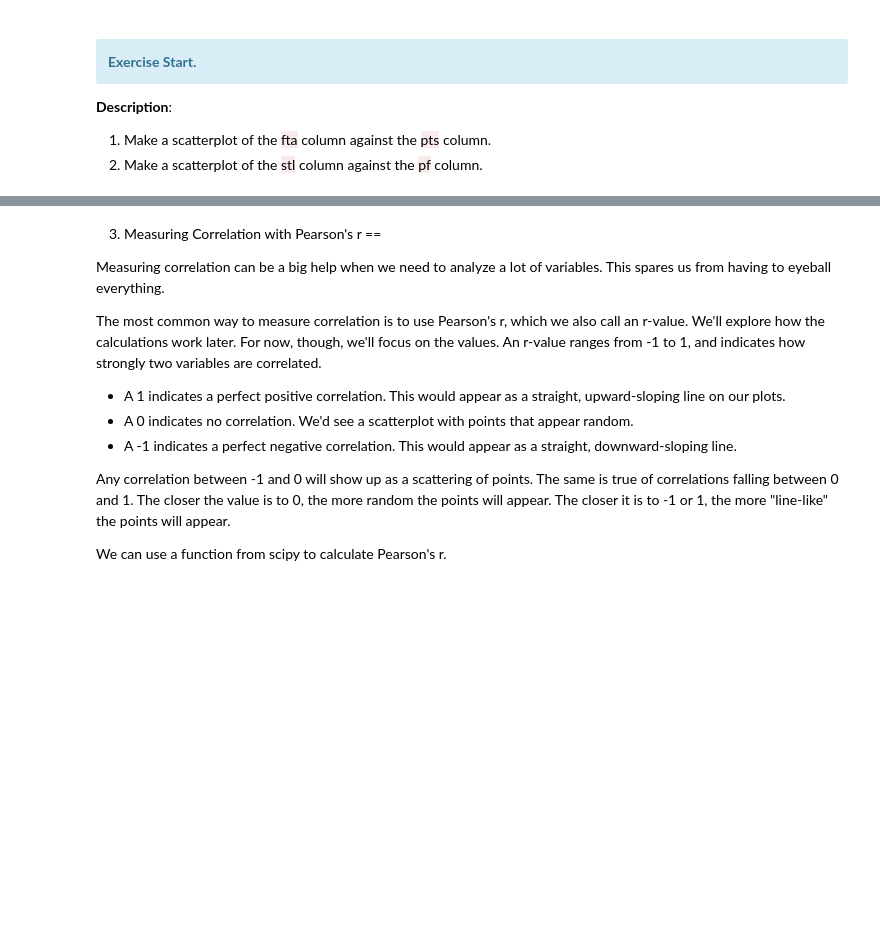
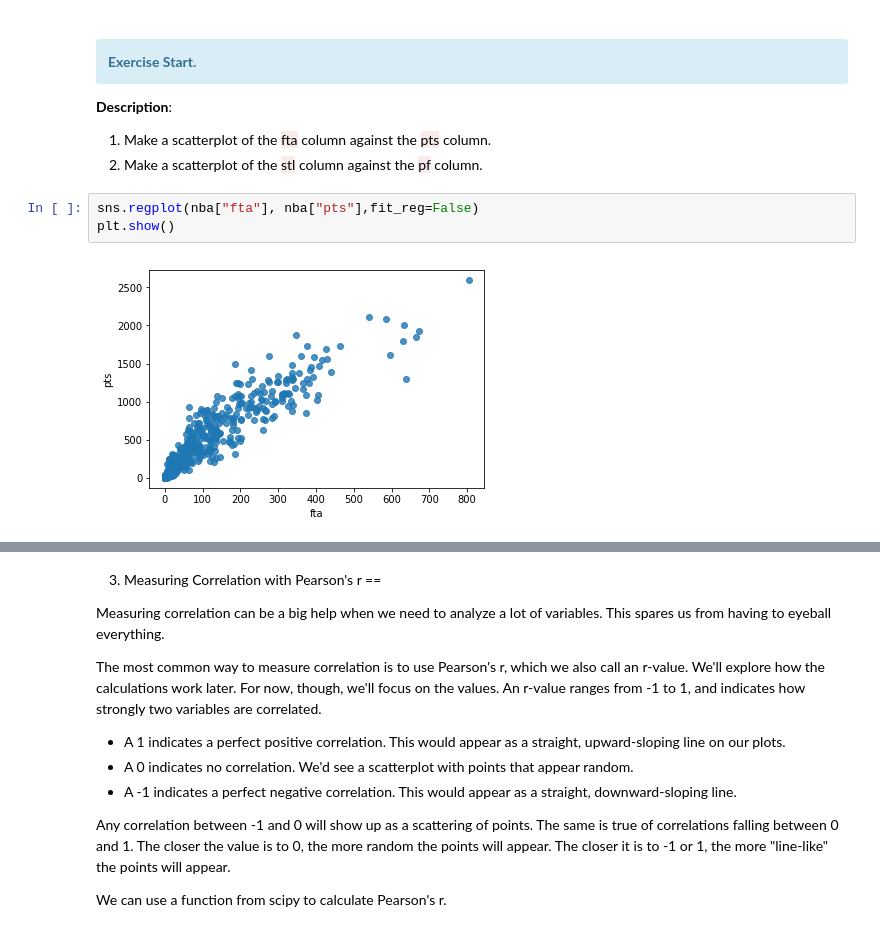
Before and after one commit to vitorhenriquec/imd0033-prob, a Jupyter notebook: Aula20/Covariation & Correlation.ipynb, the cells around one changed output, grey strips where cells are left out. Drawn from its saved outputs; the diff is of its cells as text; blank space fills up the shorter version.

```diff
--- a/Aula20/Covariation & Correlation.ipynb
+++ b/Aula20/Covariation & Correlation.ipynb
@@ -92,3 +104,8 @@ plt.show()
 
 1. Make a scatterplot of the  <span style="background-color: #F9EBEA; color:##C0392B">fta</span> column against the <span style="background-color: #F9EBEA; color:##C0392B">pts</span> column.
 2. Make a scatterplot of the <span style="background-color: #F9EBEA; color:##C0392B">stl</span> column against the <span style="background-color: #F9EBEA; color:##C0392B">pf</span> column.
+# %%
+sns.regplot(nba["fta"], nba["pts"],fit_reg=False)
+plt.show()
+# %% [output]
+[figure, added]
```
Also changed, not shown: parts of 12 cells of this notebook, 1 other file.
